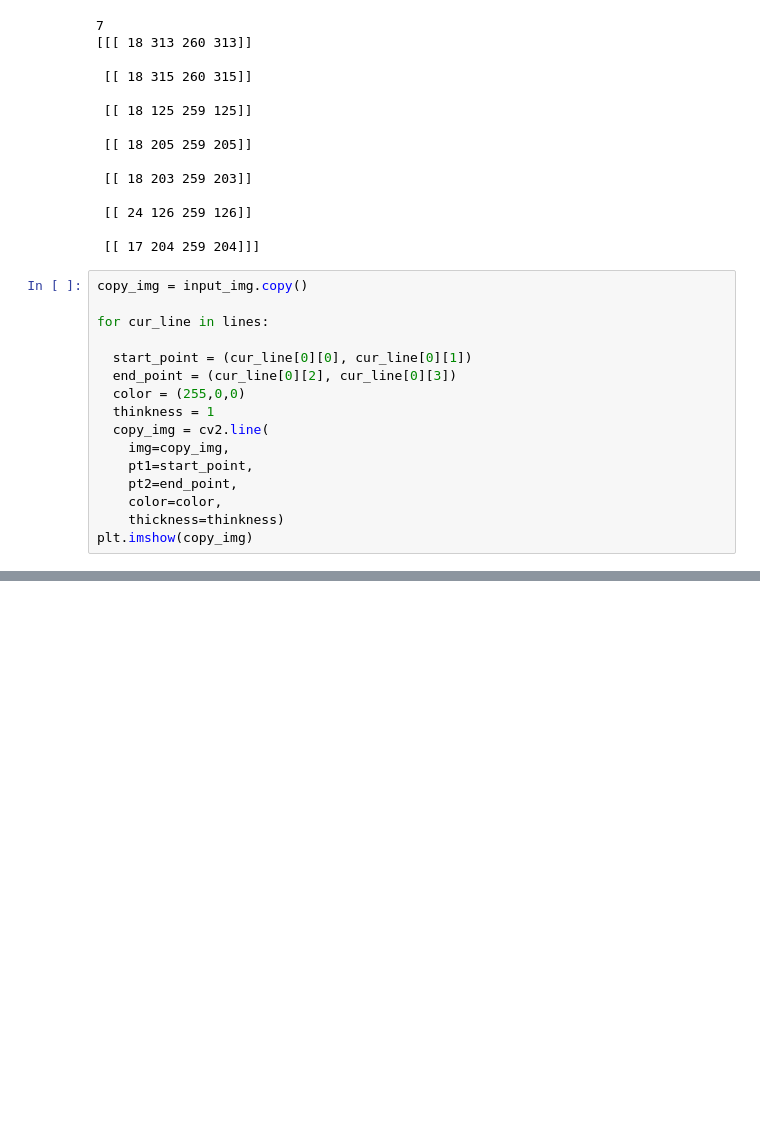
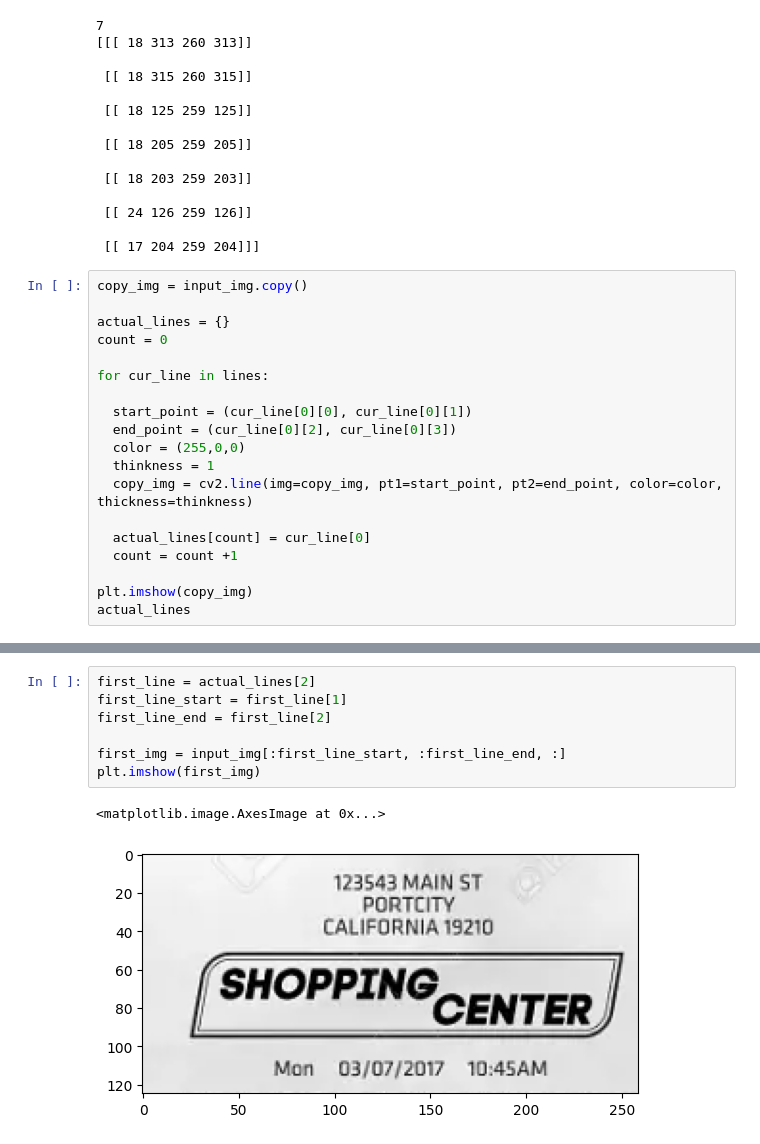
Before and after one commit to mrmyothet/ML-in-Prod, a Jupyter notebook: 3_image_processing/ocr_sample.ipynb, the cells around one changed output, grey strips where cells are left out. Saved outputs shown, nothing was run; the diff lists cells and outputs as text; blank space fills up the shorter version.

Commit message:
OCR sample using OpenCV - image extration based on detected lines

```diff
--- a/3_image_processing/ocr_sample.ipynb
+++ b/3_image_processing/ocr_sample.ipynb
@@ -77,6 +77,9 @@ print(lines)
  [[ 17 204 259 204]]]
 # %%
 copy_img = input_img.copy()
+
+actual_lines = {}
+count = 0
 
 for cur_line in lines:
 
@@ -84,11 +87,11 @@ for cur_line in lines:
   end_point = (cur_line[0][2], cur_line[0][3])
   color = (255,0,0)
   thinkness = 1
-  copy_img = cv2.line(
-    img=copy_img,
-    pt1=start_point,
-    pt2=end_point,
-    color=color,
-    thickness=thinkness)
+  copy_img = cv2.line(img=copy_img, pt1=start_point, pt2=end_point, color=color, thickness=thinkness)
+
+  actual_lines[count] = cur_line[0]
+  count = count +1
+
 plt.imshow(copy_img)
+actual_lines
 # %% [output]
@@ -96 +105,11 @@ plt.imshow(copy_img)
 [figure]
+# %%
+first_line = actual_lines[2]
+first_line_start = first_line[1]
+first_line_end = first_line[2]
+
+first_img = input_img[:first_line_start, :first_line_end, :]
+plt.imshow(first_img)
+# %% [output]
+<matplotlib.image.AxesImage at 0x...>
+[figure, added]
```
Also changed, not shown: parts of 3 cells of this notebook, 2 other files.
